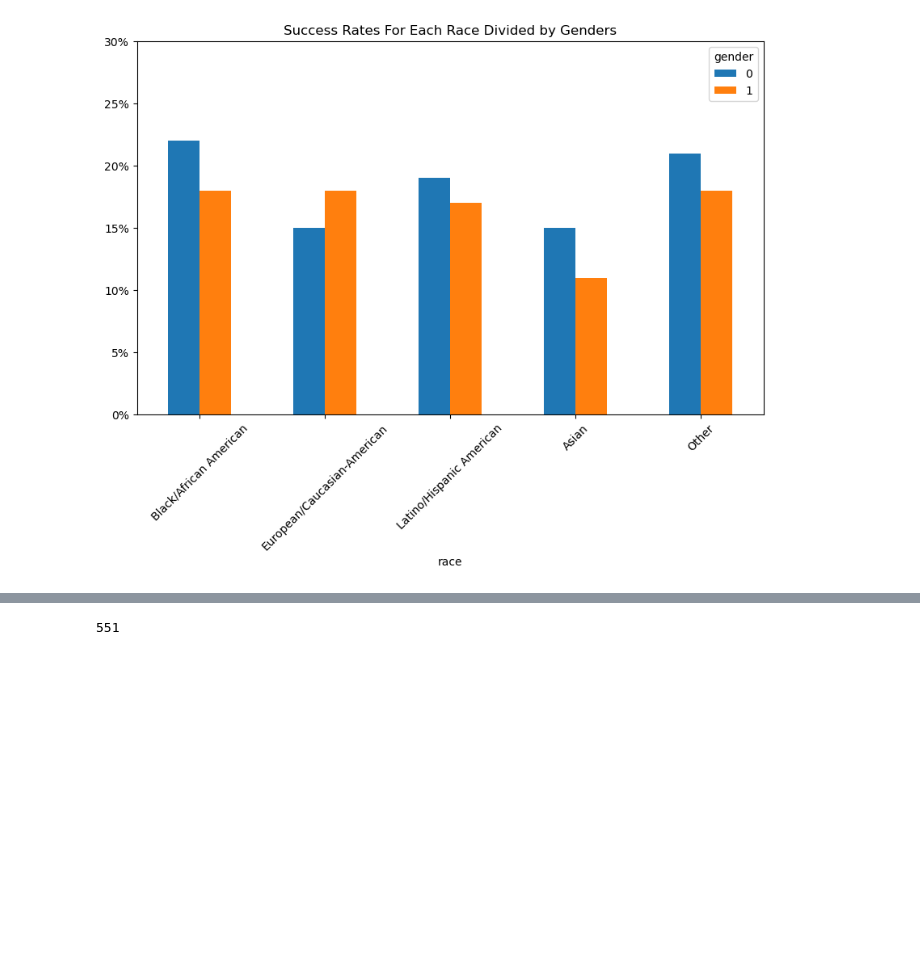
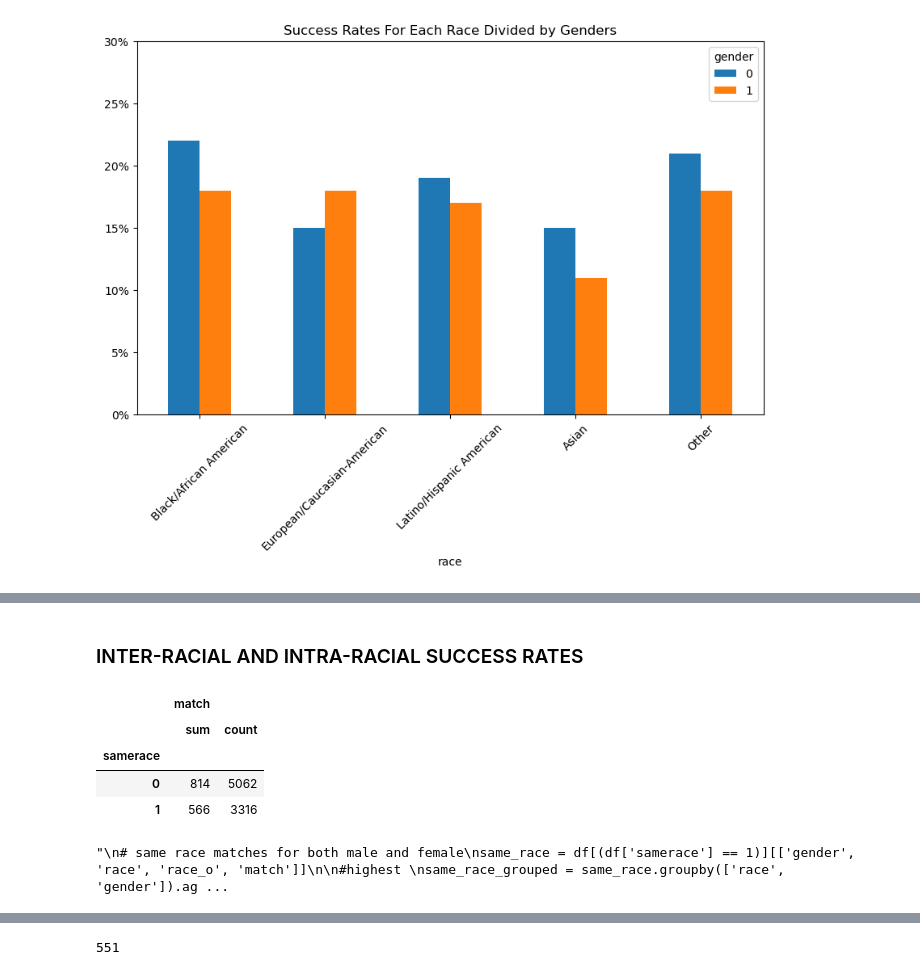
Before and after one commit to hugotomita1201/code_pudding_data, a Jupyter notebook: speed_dating_hugo.ipynb, the cells around one changed output, grey strips where cells are left out. Drawn from its saved outputs; the diff is of its cells as text; code cells hidden in the pictures; blank space fills up the shorter version.

```diff
--- a/speed_dating_hugo.ipynb
+++ b/speed_dating_hugo.ipynb
@@ -166,0 +134,29 @@ for i in range(1, 7):
+# %% [markdown]
+### INTER-RACIAL AND INTRA-RACIAL SUCCESS RATES
+# %%
+#groupby samerace, we find that we get more matches for inter racial speed dates
+matched_same_race = df.groupby('samerace').agg({'match': ['sum', 'count']})
+
+matched_same_race['match', 'success_rate'] =
+matched_same_race
+# %% [output]
+|  | match |  |
+|  | sum | count |
+| samerace |  |  |
+| 0 | 814 | 5062 |
+| 1 | 566 | 3316 |
+# %%
+
+'''
+# same race matches for both male and female
+same_race = df[(df['samerace'] == 1)][['gender', 'race', 'race_o', 'match']]
+
+#highest
+same_race_grouped = same_race.groupby(['race', 'gender']).agg({'match': ['sum', 'count']})
+
+same_race_grouped['match', 'success_rate'] = same_race_grouped['match', 'sum']/same_race_grouped['match', 'count']
+df[(df['samerace'] == 0) & (df['match'] == 1) & (df['dec_o'] == 1)][['gender', 'race', 'race_o']]
+same_race_grouped
+'''
+# %% [output]
+"\n# same race matches for both male and female\nsame_race = df[(df['samerace'] == 1)][['gender', 'race', 'race_o', 'match']]\n\n#highest \nsame_race_grouped = same_race.groupby(['race', 'gender']).ag ...
```
Also changed, not shown: parts of 11 cells of this notebook.
